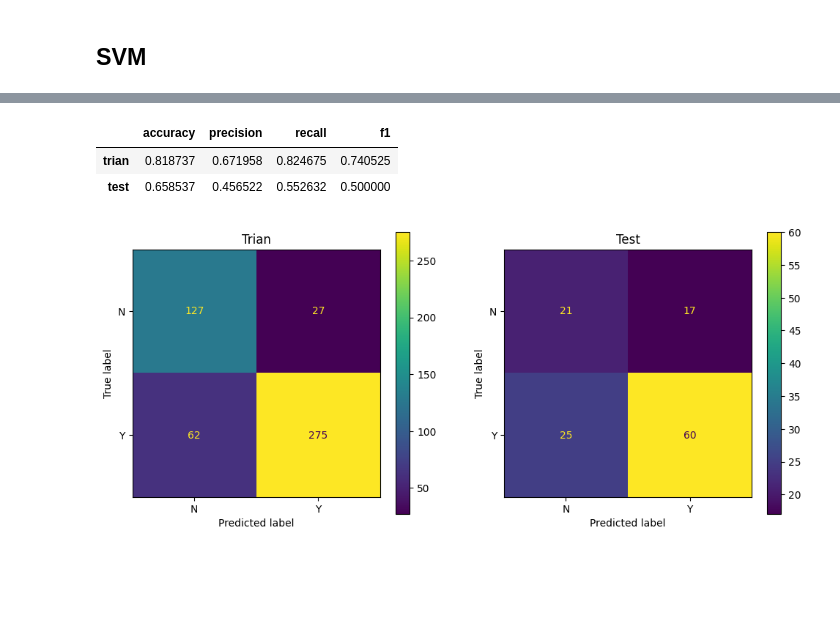
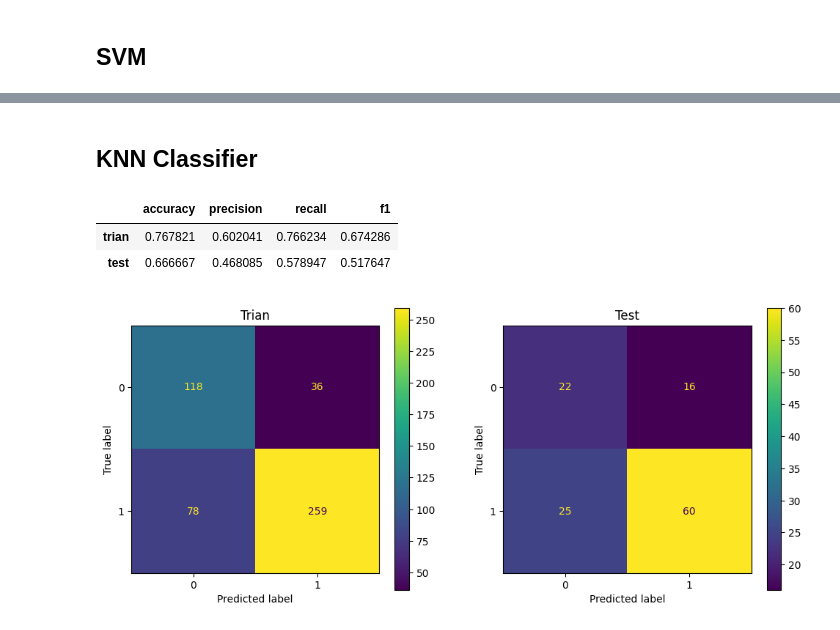
Before and after one commit to solmazkh114/LoanCreditApproval, a Jupyter notebook: LoanEligibility-EDA-ModelBuilding.ipynb, the cells around one changed output, grey strips where cells are left out. Saved outputs shown, nothing was run; the diff lists cells and outputs as text; code cells hidden in the pictures; blank space fills up the shorter version.

```diff
--- a/LoanEligibility-EDA-ModelBuilding.ipynb
+++ b/LoanEligibility-EDA-ModelBuilding.ipynb
@@ -453,6 +575,8 @@ KeyError: 'ApplicantIncome'
 # %%
 # Check Preprocess pipeline
-transformed_df = pd.DataFrame(preprocessor.fit_transform(X_train), )#columns=cat_features+cont_features)
+cont_features_binned = ["ApplicantIncomeBinning" ,"CoapplicantIncomeBinning"]
+new_feature_names = cat_features+cont_features_binned+cont_features
+transformed_df = pd.DataFrame(preprocessor.fit_transform(X_train), columns=new_feature_names)
 
 # Display the transformed DataFrame
 transformed_df.head()
@@ -474,8 +597,8 @@ def performance(model):
     metrics_list = [accuracy_score,precision_score, recall_score, f1_score ]
     for m in metrics_list:
         try:
-            train_performance.append(m(y_train,model.predict(X_train), pos_label= "N"))
-            test_performance.append(m(y_test, model.predict(X_test), pos_label= "N"))
+            train_performance.append(m(y_train,model.predict(X_train), pos_label= 0))
+            test_performance.append(m(y_test, model.predict(X_test), pos_label= 0))
         except:
             train_performance.append(m(y_train,model.predict(X_train)))
             test_performance.append(m(y_test, model.predict(X_test)))
@@ -518,7 +664,7 @@ ValueError: A given column is not a column of the dataframe
 pipeline = Pipeline(steps=[
     ('preprocessor', preprocessor),  # Apply the preprocessor defined above
     ('smote', SMOTE()),  # Handle imbalanced classes using SMOTE
-    ('classifier', SVC(kernel = 'linear'))
+    ('classifier', SVC(kernel = 'poly', degree =3))
 ])
 # Fit the pipeline to the training data
 pipeline.fit(X_train, y_train)
@@ -546,0 +746,28 @@ performance(pipeline)
+# %%
+custome_f1_score = make_scorer(f1_score, pos_label = 0)
+
+param_grid = {
+    'classifier__n_estimators': [500,1000,1500],
+    'classifier__max_depth': [8,9,10,11],                   # Max depth of trees
+    'classifier__max_leaf_nodes': [8,9,10, 11],              # Max leaf nodes
+    'classifier__class_weight': [{0: 2, 1: 1},{0: 2.19, 1: 1}, {0: 3, 1: 1},]  # Class weights
+}
+
+pipeline = Pipeline(steps=[
+    ('preprocessor', preprocessor),  # Apply the preprocessor
+    #('smote', SMOTE()),  # comment over sampling thechnique, since we can handle imbalance data using class_weight parameter
+    ('classifier', RandomForestClassifier())  #get the parameteres from param_grid
+])
+
+# Set up the GridSearchCV
+grid_search = GridSearchCV(pipeline, param_grid, cv=5, scoring=custome_f1_score, n_jobs=-1, error_score='raise')
+
+# Fit the grid search model to the training data
+grid_search.fit(X_train, y_train)
+
+print("Best parameters found: ", grid_search.best_params_)
+print("Best cross-validation score: {:.4f}".format(grid_search.best_score_))
+
+# Use the best estimator to evaluate the performance
+best_pipeline = grid_search.best_estimator_
+performance(best_pipeline)
@@ -547,15 +812,17 @@ performance(pipeline)
+# %% [markdown]
+## KNN Classifier
 # %%
 pipeline = Pipeline(steps=[
     ('preprocessor', preprocessor),  # Apply the preprocessor defined above
-    #('oversampling', RandomOverSampler()),  # Handle imbalanced classes using SMOTE
-    ('classifier', RandomForestClassifier(n_estimators= 1000, criterion = "gini", max_depth= 10, max_leaf_nodes=10, class_weight={"N":3, "Y":1}))
+    ('smote', SMOTE()),  # Handle imbalanced classes using SMOTE
+    ('classifier', KNeighborsClassifier(n_neighbors=7) )
 ])
-
+# Fit the pipeline to the training data
 pipeline.fit(X_train, y_train)
 
 performance(pipeline)
 # %% [output]
 |  | accuracy | precision | recall | f1 |
-| trian | 0.818737 | 0.671958 | 0.824675 | 0.740525 |
-| test | 0.658537 | 0.456522 | 0.552632 | 0.500000 |
+| trian | 0.767821 | 0.602041 | 0.766234 | 0.674286 |
+| test | 0.666667 | 0.468085 | 0.578947 | 0.517647 |
-[figure, old version]
+[figure, new version]
```
Also changed, not shown: parts of 35 cells of this notebook.
